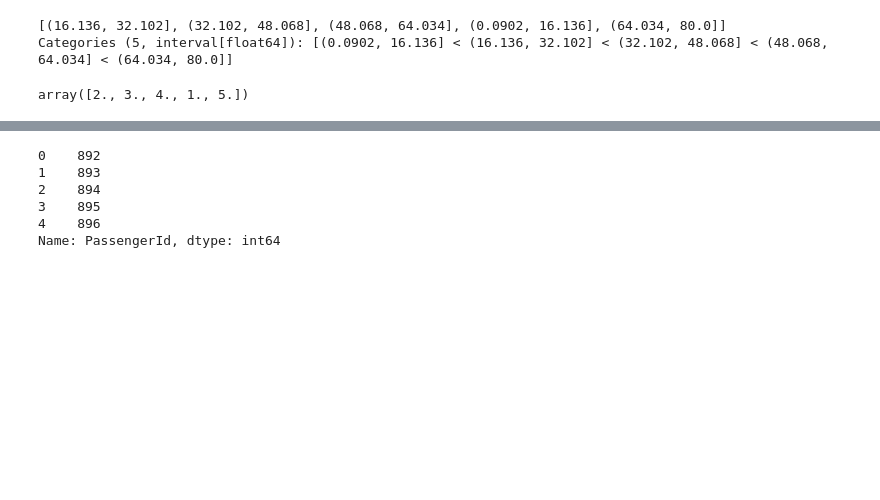
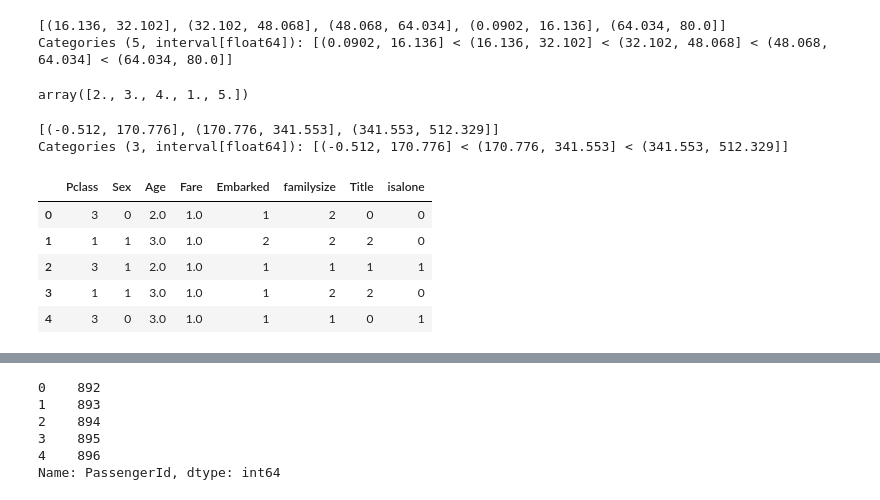
Before and after one commit to bhalalaparas/Titanic-Kaggle, a Jupyter notebook: titanic-kaggel.ipynb, the cells around one changed output, grey strips where cells are left out. Saved outputs shown, nothing was run; the diff lists cells and outputs as text; code cells hidden in the pictures; blank space fills up the shorter version.

```diff
--- a/titanic-kaggel.ipynb
+++ b/titanic-kaggel.ipynb
@@ -245,6 +245,9 @@ array([2., 3., 4., 1., 5.])
 # %%
 combine=combine.drop(['Age_Band'],1)
 # %%
-# combine['Fare_Band']=pd.cut(combine['Fare'],3)
-# combine['Fare_Band'].unique()
+combine['Fare_Band']=pd.cut(combine['Fare'],3)
+combine['Fare_Band'].unique()
+# %% [output]
+[(-0.512, 170.776], (170.776, 341.553], (341.553, 512.329]]
+Categories (3, interval[float64]): [(-0.512, 170.776] < (170.776, 341.553] < (341.553, 512.329]]
 # %%
@@ -255 +261,10 @@ combine=combine.drop(['Age_Band'],1)
+# %%
+combine.head()
+# %% [output]
+|  | Pclass | Sex | Age | Fare | Embarked | familysize | Title | isalone |
+| 0 | 3 | 0 | 2.0 | 1.0 | 1 | 2 | 0 | 0 |
+| 1 | 1 | 1 | 3.0 | 1.0 | 2 | 2 | 2 | 0 |
+| 2 | 3 | 1 | 2.0 | 1.0 | 1 | 1 | 1 | 1 |
+| 3 | 1 | 1 | 3.0 | 1.0 | 1 | 2 | 2 | 0 |
+| 4 | 3 | 0 | 3.0 | 1.0 | 1 | 1 | 0 | 1 |
 # %%
```
Also changed, not shown: parts of 10 cells of this notebook.
